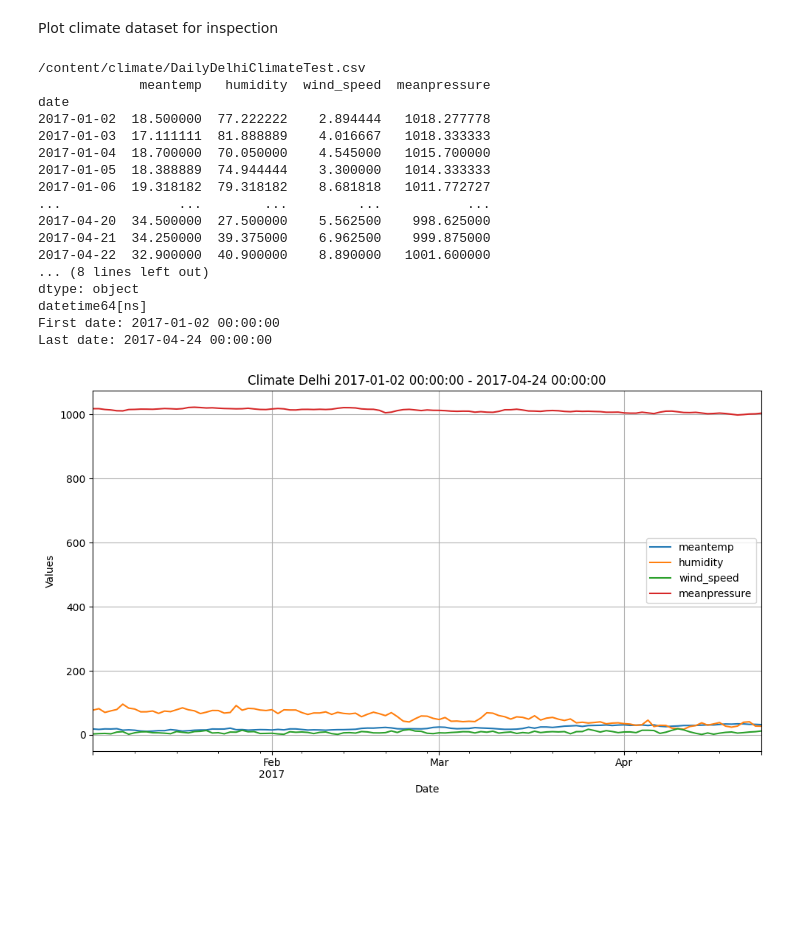
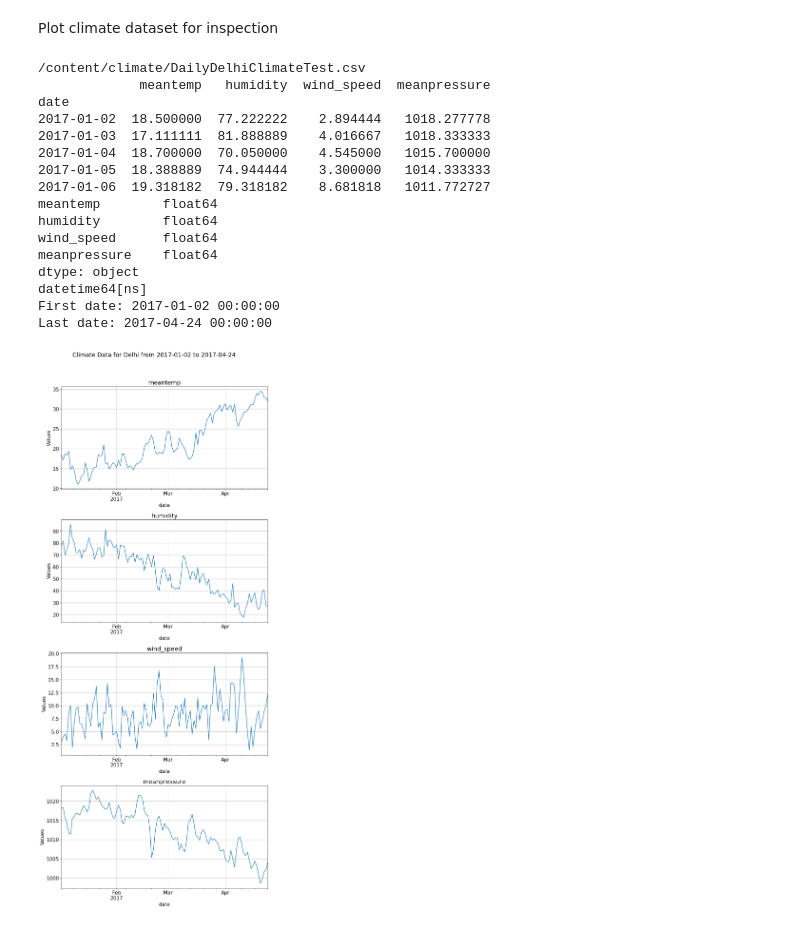
Before and after one commit to andersenthomas98/timeseries-forecasting, a Jupyter notebook: Lag_Llama_Zero_Shot_Forecasting_Daily_Climate.ipynb, the cells around one changed output. Cells and saved outputs as stored; diff of their text form; code cells hidden in the pictures; blank space fills up the shorter version.

```diff
--- a/Lag_Llama_Zero_Shot_Forecasting_Daily_Climate.ipynb
+++ b/Lag_Llama_Zero_Shot_Forecasting_Daily_Climate.ipynb
@@ -135,60 +135,64 @@ Plot climate dataset for inspection
 # %%
 filePathTest = "{}/DailyDelhiClimateTest.csv".format(datasetPath)
 print(filePathTest)
+
 df = pd.read_csv(filePathTest, index_col=0, parse_dates=True)
 
-# Remove first row as it contains in-accurate data for mean pressure
+# Remove the first row if it contains inaccurate data for mean pressure
 df = df.iloc[1:]
 
-print(df)
+# Print the DataFrame to verify its structure
+print(df.head())  # Changed to head for brevity
 print(df.dtypes)
 print(df.index.dtype)
 
 # Ensure all numerical columns are float32
 for col in df.columns:
-  if df[col].dtype != "object" and pd.api.types.is_string_dtype(df[col]) == False:
-    df[col] = df[col].astype("float32")
+    if df[col].dtype != "object" and not pd.api.types.is_string_dtype(df[col]):
+        df[col] = df[col].astype("float32")
 
 # Get the first date
 first_date = df.index.min()
 print(f"First date: {first_date}")
 
 # Get the last date
 last_date = df.index.max()
 print(f"Last date: {last_date}")
 
-# Plotting all series in the DataFrame
-df.plot(figsize=(10, 6))  # You can adjust the size with 'figsize'
+# Plotting all series in individual subplots in the DataFrame
+fig, axes = plt.subplots(nrows=len(df.columns), ncols=1, figsize=(10, 6 * len(df.columns)))  # Adjust the size accordingly
 
-# Customize the plot with titles, labels, etc.
-plt.title('Climate Delhi {} - {}'.format(first_date, last_date))
-plt.xlabel('Date')  # The label for the x-axis, which is the date here
-plt.ylabel('Values')  # The label for the y-axis, which could be adjusted to fit your data
-plt.legend()
-plt.grid(True)  # Adds a grid for easier readability
-plt.tight_layout()  # Adjusts subplot params so that the subplot(s) fits in to the figure area
+for i, col in enumerate(df.columns):
+    df[col].plot(ax=axes[i], title=col)
+    axes[i].set_ylabel("Values")
+    axes[i].grid(True)
+
+# Add a general title
+plt.suptitle('Climate Data for Delhi from {} to {}'.format(first_date.strftime('%Y-%m-%d'), last_date.strftime('%Y-%m-%d')))
+
+# Adjust layout
+plt.tight_layout(rect=[0, 0, 1, 0.96])  # Adjust the rectangle in which to fit subplots
 
 # Show the plot
 plt.show()
 # %% [output]
 /content/climate/DailyDelhiClimateTest.csv
              meantemp   humidity  wind_speed  meanpressure
 date
 2017-01-02  18.500000  77.222222    2.894444   1018.277778
 2017-01-03  17.111111  81.888889    4.016667   1018.333333
 2017-01-04  18.700000  70.050000    4.545000   1015.700000
 2017-01-05  18.388889  74.944444    3.300000   1014.333333
 2017-01-06  19.318182  79.318182    8.681818   1011.772727
-...               ...        ...         ...           ...
-2017-04-20  34.500000  27.500000    5.562500    998.625000
-2017-04-21  34.250000  39.375000    6.962500    999.875000
-2017-04-22  32.900000  40.900000    8.890000   1001.600000
-... (8 lines left out)
+meantemp        float64
+humidity        float64
+wind_speed      float64
+meanpressure    float64
 dtype: object
 datetime64[ns]
 First date: 2017-01-02 00:00:00
 Last date: 2017-04-24 00:00:00
-[figure, old version]
+[figure, new version]
 # %%
 # Create a PandasDataset
 ds = PandasDataset(dict(df))
```
Also changed, not shown: parts of 7 cells of this notebook.
